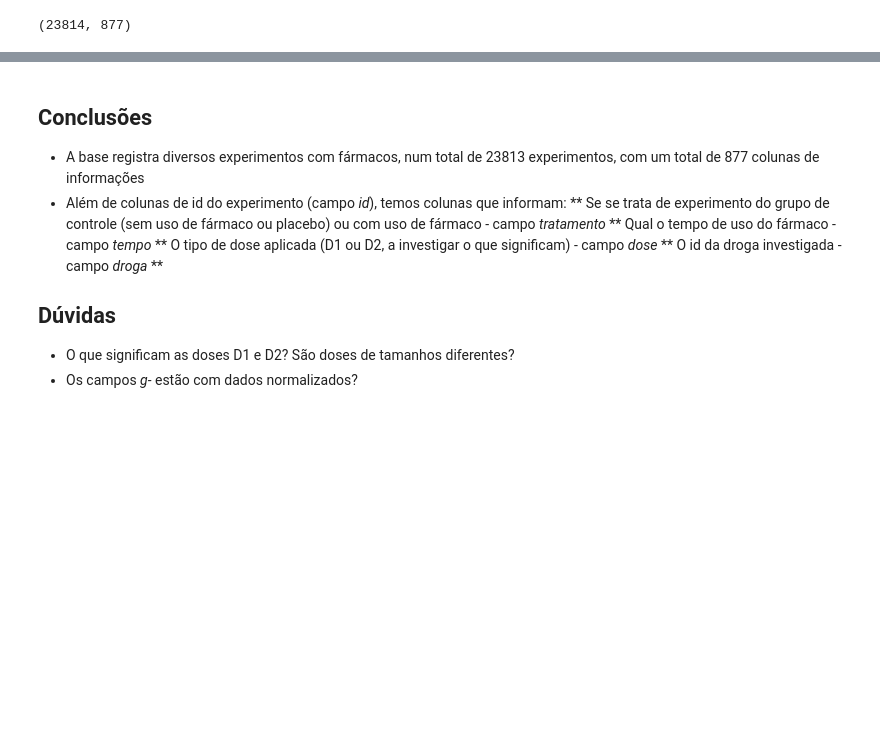
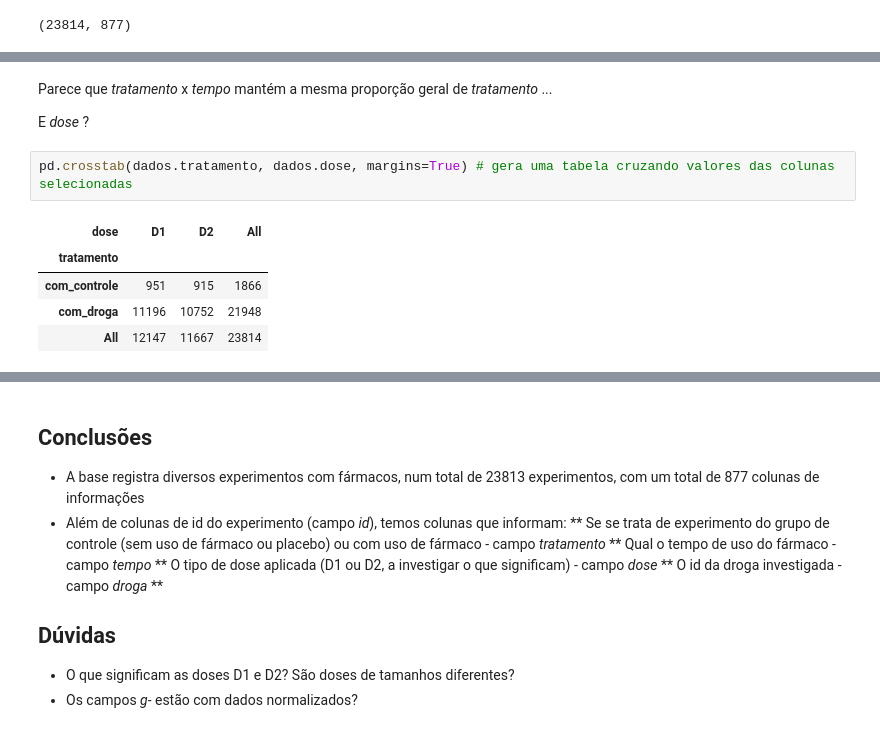
Before and after one commit to llrt/alura-imersaodados3, a Jupyter notebook: alura_imersaodados3_aula1.ipynb, the cells around one changed output, grey strips where cells are left out. Drawn from its saved outputs; the diff is of its cells as text; blank space fills up the shorter version.

```diff
--- a/alura_imersaodados3_aula1.ipynb
+++ b/alura_imersaodados3_aula1.ipynb
@@ -57,0 +99,12 @@ dados.tail(n=10) # 10 últimas linhas da base
+# %% [markdown]
+Parece que _tratamento_ x _tempo_ mantém a mesma proporção geral de _tratamento_ ...
+
+E _dose_ ?
+# %%
+pd.crosstab(dados.tratamento, dados.dose, margins=True) # gera uma tabela cruzando valores das colunas selecionadas
+# %% [output]
+| dose | D1 | D2 | All |
+| tratamento |  |  |  |
+| com_controle | 951 | 915 | 1866 |
+| com_droga | 11196 | 10752 | 21948 |
+| All | 12147 | 11667 | 23814 |
```
Also changed, not shown: parts of 17 cells of this notebook.
